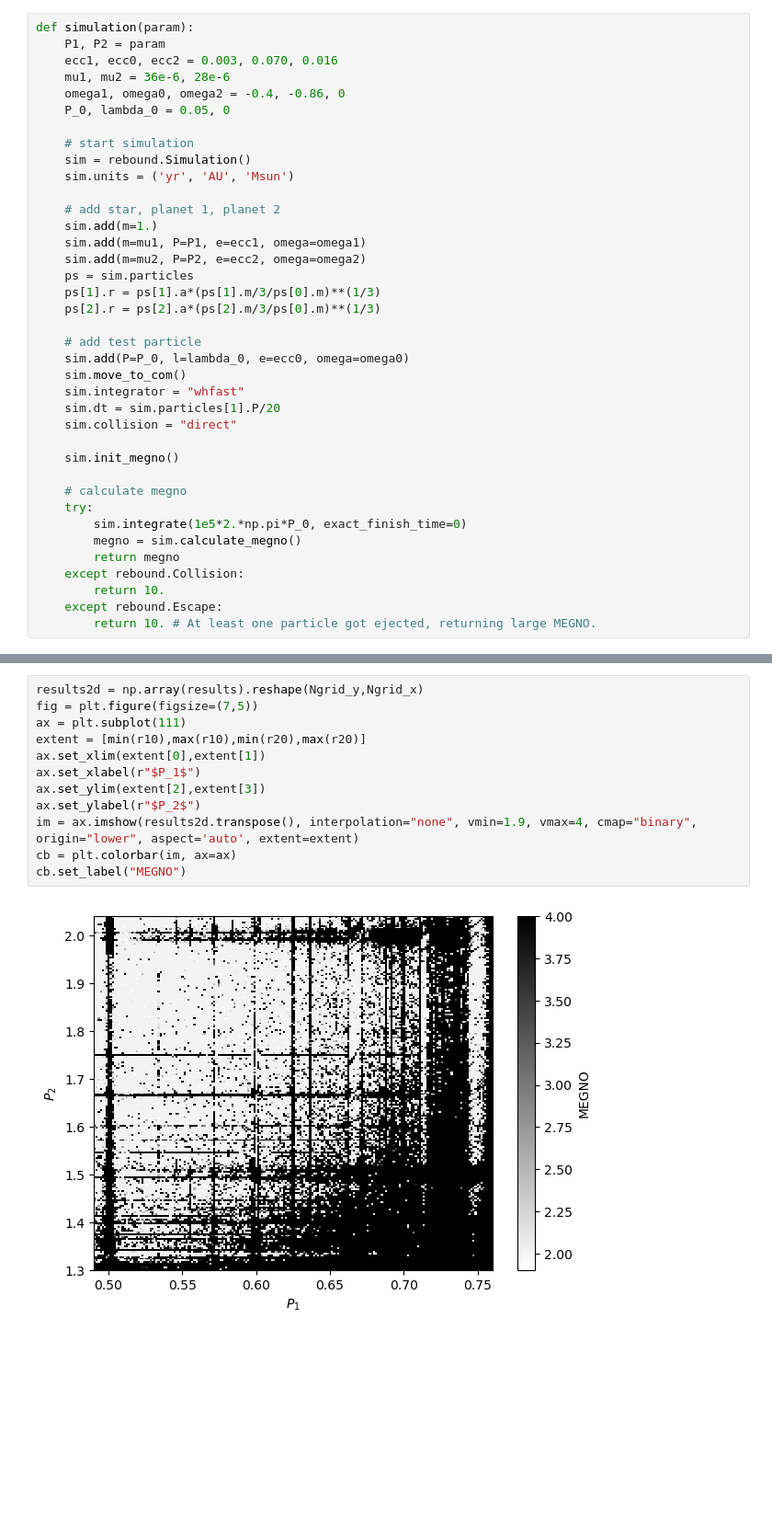
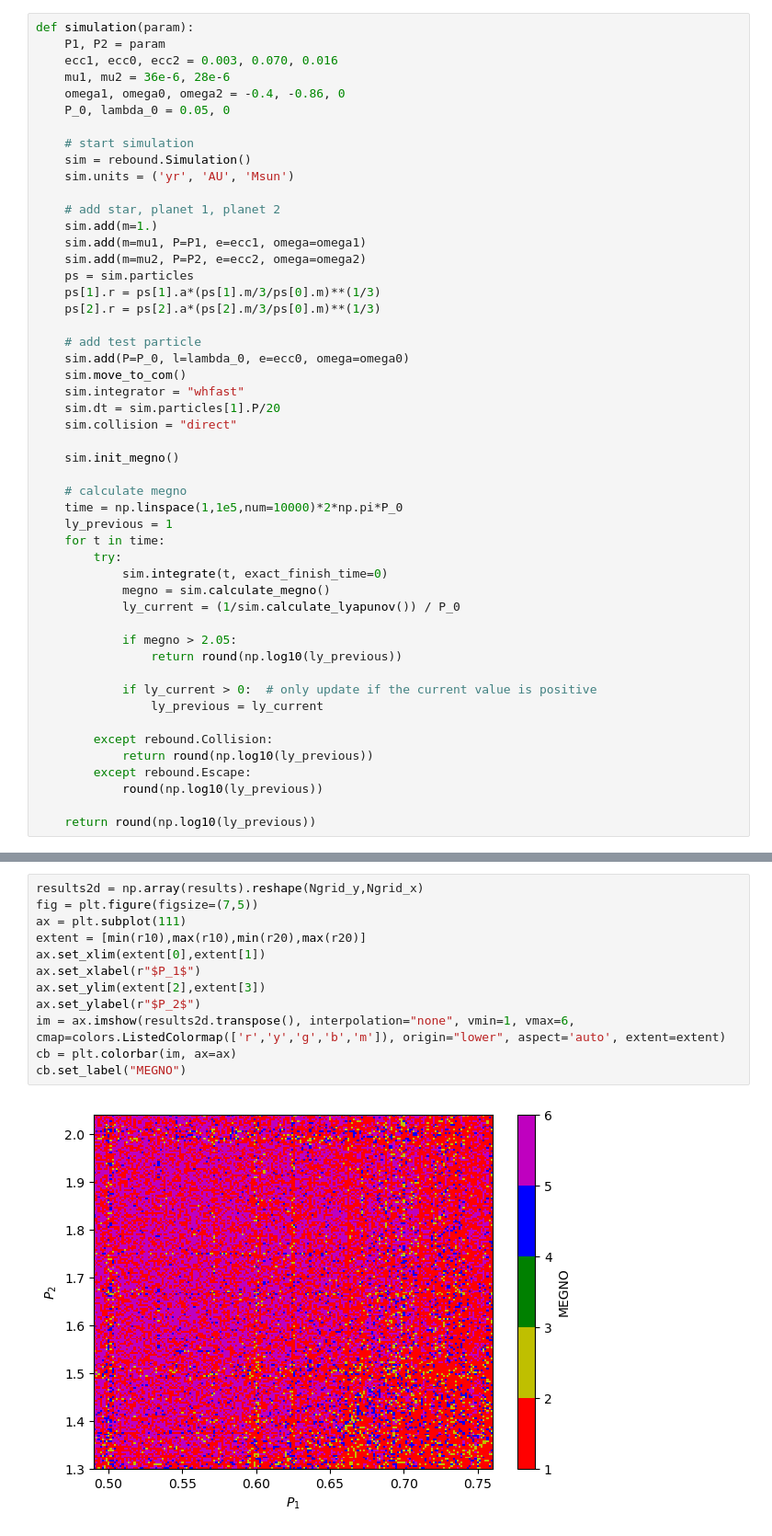
Before and after one commit to EritasY/Chaos, a Jupyter notebook: Resonance stability.ipynb, the cells around one changed output, grey strips where cells are left out. Shown at 92% size. Saved outputs shown, nothing was run; the diff lists cells and outputs as text; blank space fills up the shorter version.

```diff
--- a/Resonance stability.ipynb
+++ b/Resonance stability.ipynb
@@ -37,11 +35,23 @@ def simulation(param):
     sim.init_megno()
 
     # calculate megno
-    try:
-        sim.integrate(1e5*2.*np.pi*P_0, exact_finish_time=0)
-        megno = sim.calculate_megno()
-        return megno
-    except rebound.Collision:
-        return 10.
-    except rebound.Escape:
-        return 10. # At least one particle got ejected, returning large MEGNO.
+    time = np.linspace(1,1e5,num=10000)*2*np.pi*P_0
+    ly_previous = 1
+    for t in time:
+        try:
+            sim.integrate(t, exact_finish_time=0)
+            megno = sim.calculate_megno()
+            ly_current = (1/sim.calculate_lyapunov()) / P_0
+
+            if megno > 2.05:
+                return round(np.log10(ly_previous))
+
+            if ly_current > 0:  # only update if the current value is positive
+                ly_previous = ly_current
+
+        except rebound.Collision:
+            return round(np.log10(ly_previous))
+        except rebound.Escape:
+            round(np.log10(ly_previous))
+
+    return round(np.log10(ly_previous))
@@ -59,14 +69,14 @@ results = pool.map(simulation,parameters)
 # %%
 results2d = np.array(results).reshape(Ngrid_y,Ngrid_x)
 fig = plt.figure(figsize=(7,5))
 ax = plt.subplot(111)
 extent = [min(r10),max(r10),min(r20),max(r20)]
 ax.set_xlim(extent[0],extent[1])
 ax.set_xlabel(r"$P_1$")
 ax.set_ylim(extent[2],extent[3])
 ax.set_ylabel(r"$P_2$")
-im = ax.imshow(results2d.transpose(), interpolation="none", vmin=1.9, vmax=4, cmap="binary", origin="lower", aspect='auto', extent=extent)
+im = ax.imshow(results2d.transpose(), interpolation="none", vmin=1, vmax=6, cmap=colors.ListedColormap(['r','y','g','b','m']), origin="lower", aspect='auto', extent=extent)
 cb = plt.colorbar(im, ax=ax)
 cb.set_label("MEGNO")
 # %% [output]
-[figure, old version]
+[figure, new version]
```
Also changed, not shown: parts of 4 cells of this notebook, 1 other file.
